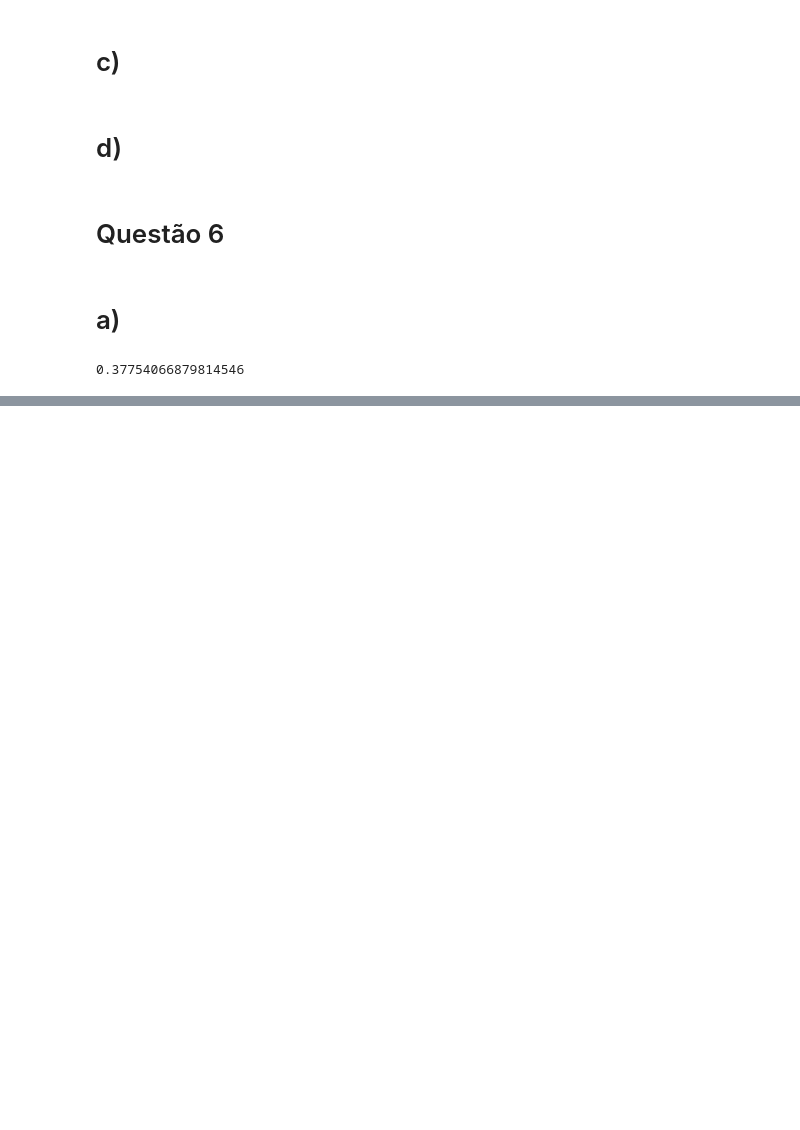
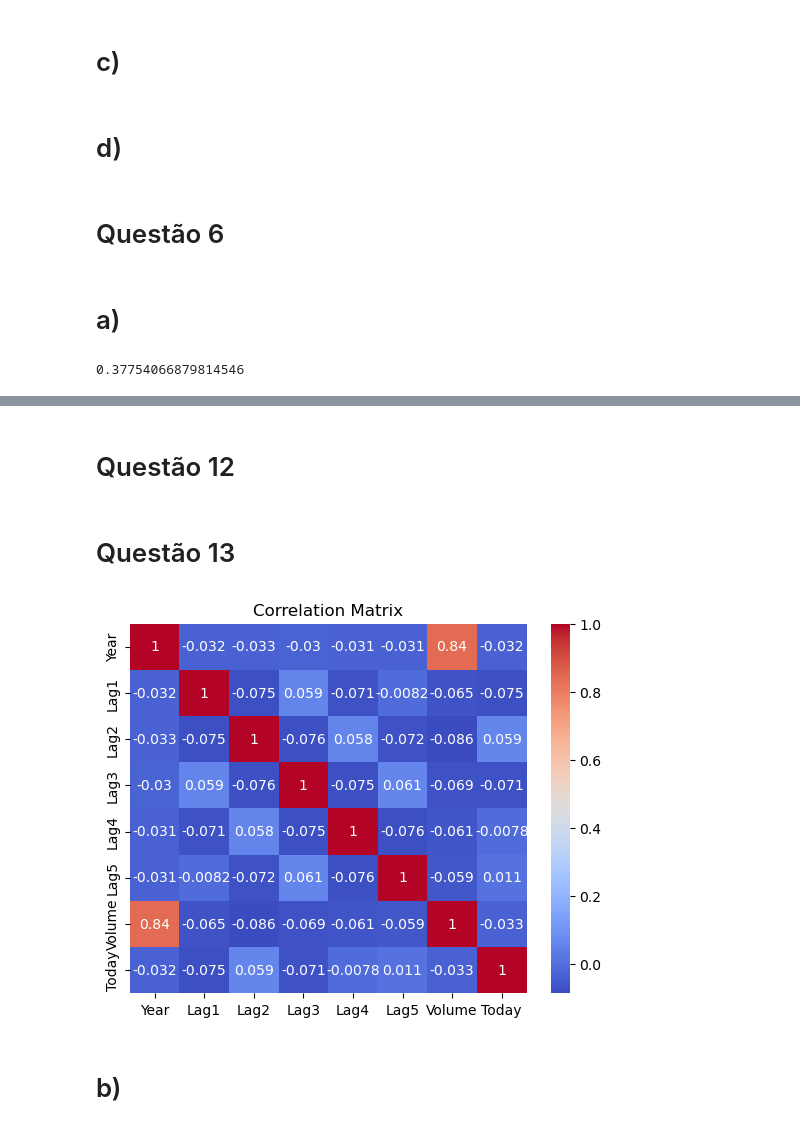
Before and after one commit to josinovmota/Defeating-An-introduction-to-statistical-learning, a Jupyter notebook: Exercises/4.8 Exercises (Classificação)/main.ipynb, the cells around one changed output, grey strips where cells are left out. Drawn from its saved outputs; the diff is of its cells as text; code cells hidden in the pictures; blank space fills up the shorter version.

```diff
--- a/Exercises/4.8 Exercises (Classificação)/main.ipynb
+++ b/Exercises/4.8 Exercises (Classificação)/main.ipynb
@@ -107,0 +174,2 @@ Probabilidade de aproxidamente 37%
+# %% [markdown]
+# Questão 12
@@ -107,0 +179,21 @@ Probabilidade de aproxidamente 37%
+# %% [markdown]
+# Questão 13
+# %%
+from ISLP import load_data
+import seaborn as sns
+import matplotlib.pyplot as plt
+import pandas as pd
+import statsmodels.api as sm
+from sklearn.metrics import confusion_matrix, accuracy_score
+
+df = load_data('Weekly')
+# %%
+correlation_matrix = df.corr()
+
+sns.heatmap(correlation_matrix, annot=True, cmap='coolwarm')
+plt.title('Correlation Matrix')
+plt.show()
+# %% [output]
+[figure, added]
+# %% [markdown]
+# b)
```
Also changed, not shown: parts of 21 cells of this notebook.
